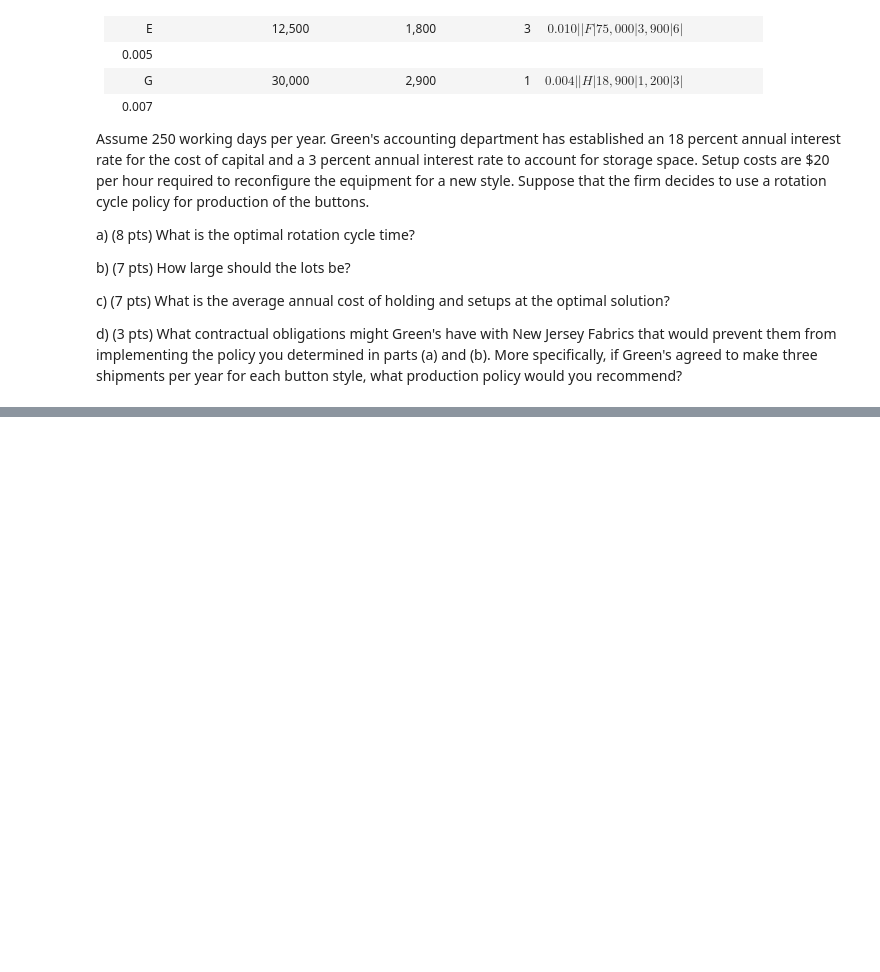
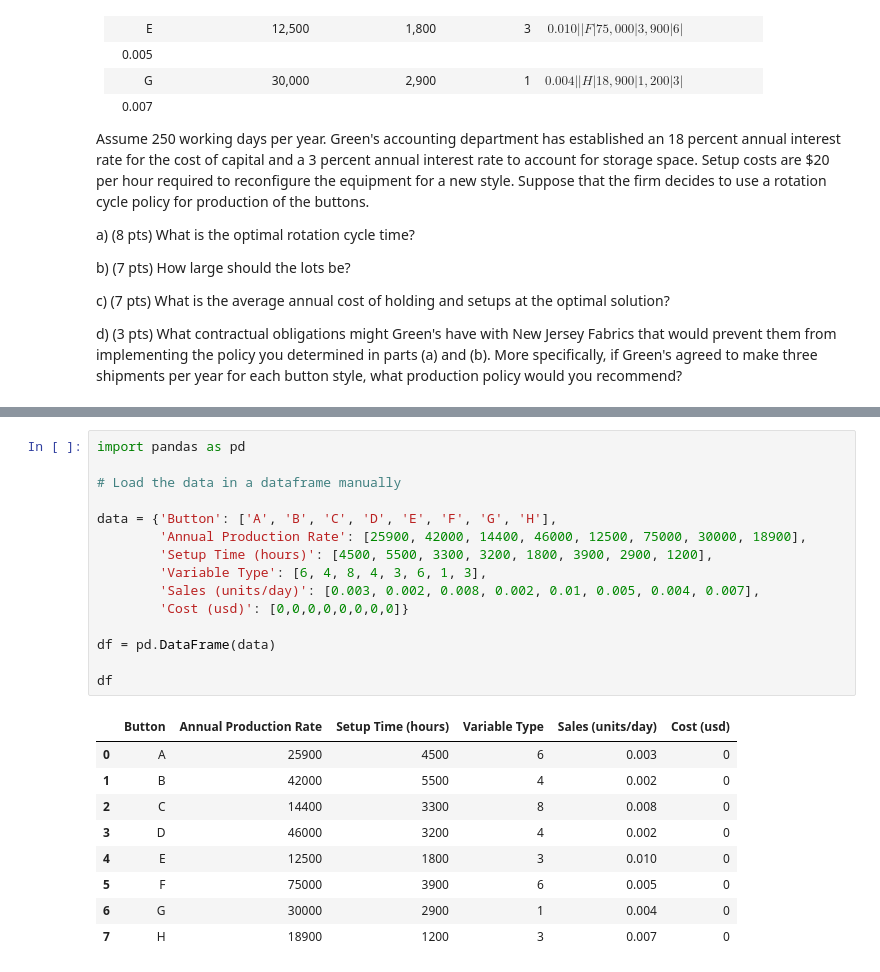
Before and after one commit to mlucaspy/INDE_501, a Jupyter notebook: hw2.ipynb, the cells around one changed output, grey strips where cells are left out. Saved outputs shown, nothing was run; the diff lists cells and outputs as text; blank space fills up the shorter version.

```diff
--- a/hw2.ipynb
+++ b/hw2.ipynb
@@ -638,0 +447,25 @@ To answer this part, we need to consider the contractual obligations and the pro
+# %%
+import pandas as pd
+
+# Load the data in a dataframe manually
+
+data = {'Button': ['A', 'B', 'C', 'D', 'E', 'F', 'G', 'H'],
+        'Annual Production Rate': [25900, 42000, 14400, 46000, 12500, 75000, 30000, 18900],
+        'Setup Time (hours)': [4500, 5500, 3300, 3200, 1800, 3900, 2900, 1200],
+        'Variable Type': [6, 4, 8, 4, 3, 6, 1, 3],
+        'Sales (units/day)': [0.003, 0.002, 0.008, 0.002, 0.01, 0.005, 0.004, 0.007],
+        'Cost (usd)': [0,0,0,0,0,0,0,0]}
+
+df = pd.DataFrame(data)
+
+df
+# %% [output]
+|  | Button | Annual Production Rate | Setup Time (hours) | Variable Type | Sales (units/day) | Cost (usd) |
+| 0 | A | 25900 | 4500 | 6 | 0.003 | 0 |
+| 1 | B | 42000 | 5500 | 4 | 0.002 | 0 |
+| 2 | C | 14400 | 3300 | 8 | 0.008 | 0 |
+| 3 | D | 46000 | 3200 | 4 | 0.002 | 0 |
+| 4 | E | 12500 | 1800 | 3 | 0.010 | 0 |
+| 5 | F | 75000 | 3900 | 6 | 0.005 | 0 |
+| 6 | G | 30000 | 2900 | 1 | 0.004 | 0 |
+| 7 | H | 18900 | 1200 | 3 | 0.007 | 0 |
```
Also changed, not shown: parts of 12 cells of this notebook.
